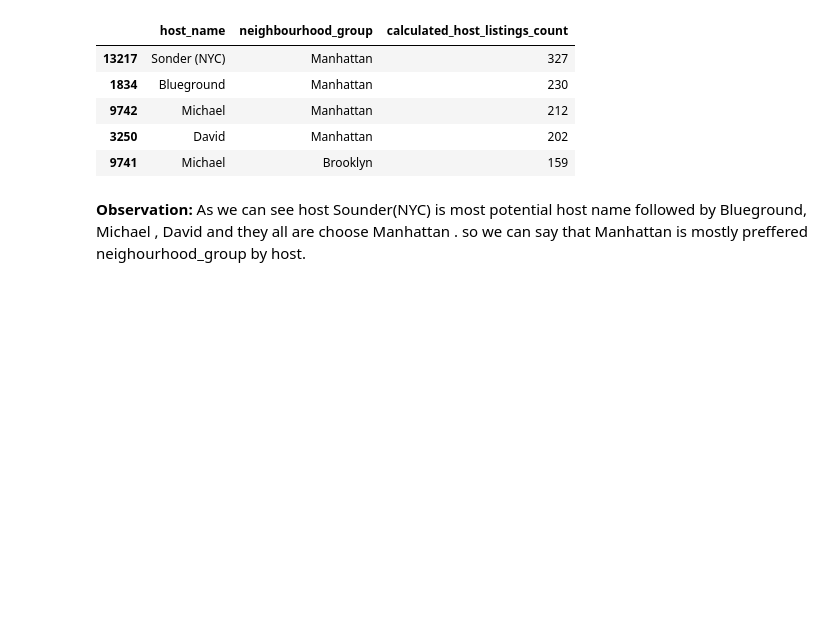
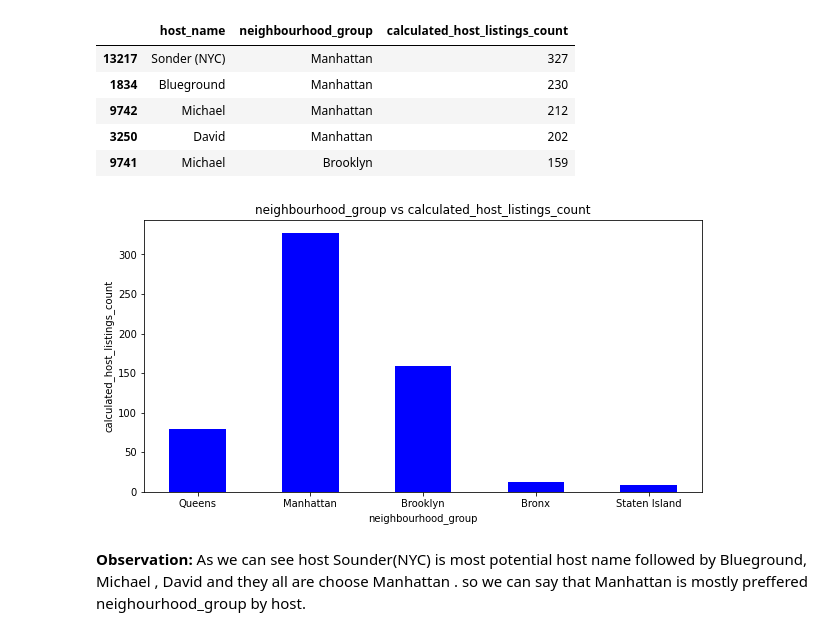
Before and after one commit to iamnaveenk/EDA_project_Airbnb, a Jupyter notebook: EDA_project_airbnb.ipynb, the cells around one changed output. Cells and saved outputs as stored; diff of their text form; code cells hidden in the pictures; blank space fills up the shorter version.

```diff
--- a/EDA_project_airbnb.ipynb
+++ b/EDA_project_airbnb.ipynb
@@ -263,7 +297,7 @@ Data Analysis
 # %% [markdown]
 **1.What can we learn about different hosts and areas?**
 # %%
-host_areas= data.groupby(['host_name','neighbourhood_group'])['calculated_host_listings_count'].count().reset_index()
+host_areas= data1.groupby(['host_name','neighbourhood_group'])['calculated_host_listings_count'].count().reset_index()
 # %%
 host_areas.head(5)
 # %% [output]
@@ -282,6 +316,19 @@ host_areas.sort_values("calculated_host_listings_count",ascending=False).head()
 | 9742 | Michael | Manhattan | 212 |
 | 3250 | David | Manhattan | 202 |
 | 9741 | Michael | Brooklyn | 159 |
+# %%
+x=host_areas['neighbourhood_group']
+y=host_areas['calculated_host_listings_count']
+
+fig=plt.figure(figsize=(10,5))
+
+plt.bar(x,y,color='blue',width=0.5)
+plt.xlabel("neighbourhood_group")
+plt.ylabel("calculated_host_listings_count")
+plt.title("neighbourhood_group vs calculated_host_listings_count")
+plt.show()
+# %% [output]
+[figure, added]
 # %% [markdown]
 **Observation:**
 As we can see host Sounder(NYC) is most potential  host name followed by Blueground, Michael , David and they all are choose Manhattan .
```
Also changed, not shown: parts of 57 cells of this notebook.
